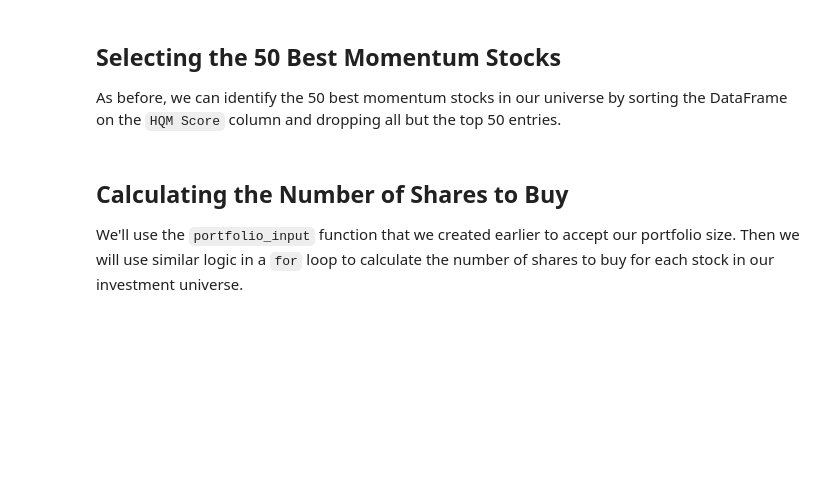
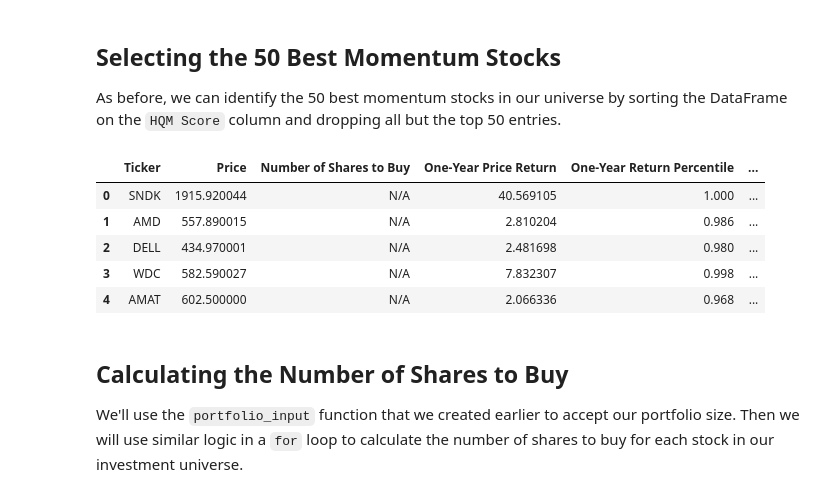
Before and after one commit to JoesonZ/Algorithmic-Trading-Using-Python, a Jupyter notebook: project2/002_quantitative_momentum_strategy.ipynb, the cells around one changed output. Cells and saved outputs as stored; diff of their text form; code cells hidden in the pictures; blank space fills up the shorter version.

```diff
--- a/project2/002_quantitative_momentum_strategy.ipynb
+++ b/project2/002_quantitative_momentum_strategy.ipynb
@@ -377,6 +377,20 @@ hqm_dataframe.head(5)
 ## Selecting the 50 Best Momentum Stocks
 
 As before, we can identify the 50 best momentum stocks in our universe by sorting the DataFrame on the `HQM Score` column and dropping all but the top 50 entries.
+# %%
+# Overwrite the originall dataframe with the sorted values based on HQM score in descending order
+hqm_dataframe.sort_values("HQM Score", ascending=False, inplace=True)
+# Get the top 50 stocks with the highest HQM scores and reset the index to start at 0 and drop the old index
+hqm_dataframe = hqm_dataframe[:50].reset_index(drop=True)
+
+hqm_dataframe.head(5)
+# %% [output]
+|  | Ticker | Price | Number of Shares to Buy | One-Year Price Return | One-Year Return Percentile | ... |
+| 0 | SNDK | 1915.920044 | N/A | 40.569105 | 1.000 | ... |
+| 1 | AMD | 557.890015 | N/A | 2.810204 | 0.986 | ... |
+| 2 | DELL | 434.970001 | N/A | 2.481698 | 0.980 | ... |
+| 3 | WDC | 582.590027 | N/A | 7.832307 | 0.998 | ... |
+| 4 | AMAT | 602.500000 | N/A | 2.066336 | 0.968 | ... |
 # %% [markdown]
 ## Calculating the Number of Shares to Buy
 
```
Also changed, not shown: parts of 4 cells of this notebook.
